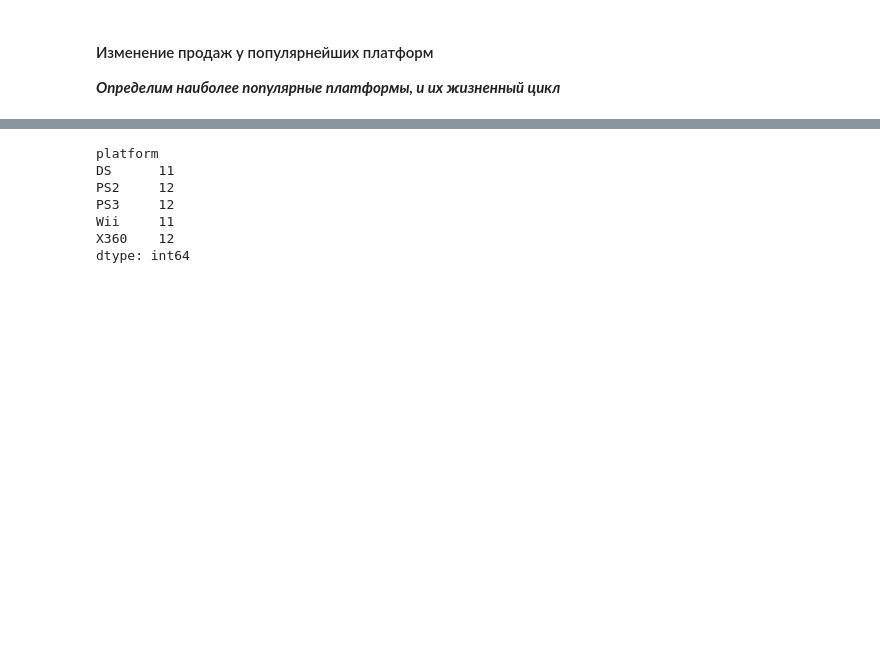
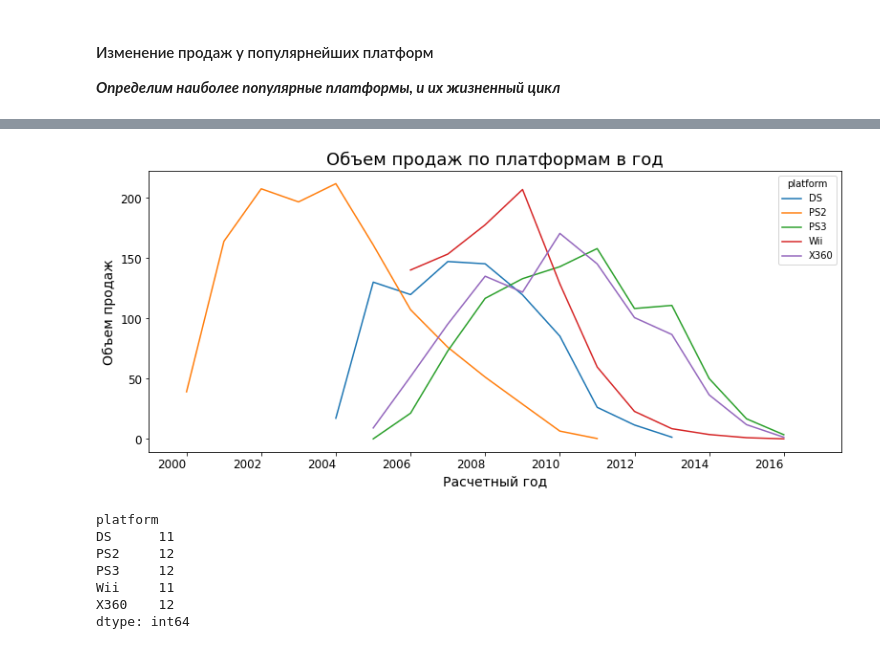
Before and after one commit to Isaaj/practicum_yandex, a Jupyter notebook: 5-EDA-stats/stream4ik.ipynb, the cells around one changed output, grey strips where cells are left out. Cells and saved outputs as stored; diff of their text form; code cells hidden in the pictures; blank space fills up the shorter version.

```diff
--- a/5-EDA-stats/stream4ik.ipynb
+++ b/5-EDA-stats/stream4ik.ipynb
@@ -538,7 +539,7 @@ top_platform_sales = data.loc[data.platform.isin(data.platform.value_counts().he
 
 top_platform_sales.plot();
 plt.xlim(29 * 365);
-plt.title('Объем продаж по платформам в год', fontsize=14);
+plt.title('Объем продаж по платформам в год');
 plt.xlabel('Расчетный год');
 plt.xticks(rotation=0);
 plt.ylabel('Объем продаж');
@@ -547,3 +547,4 @@ plt.ylabel('Объем продаж');
+[figure, added]
 # %%
 top_platform_sales.count()
 # %% [output]
```
Also changed, not shown: parts of 19 cells of this notebook, 6 other files.
